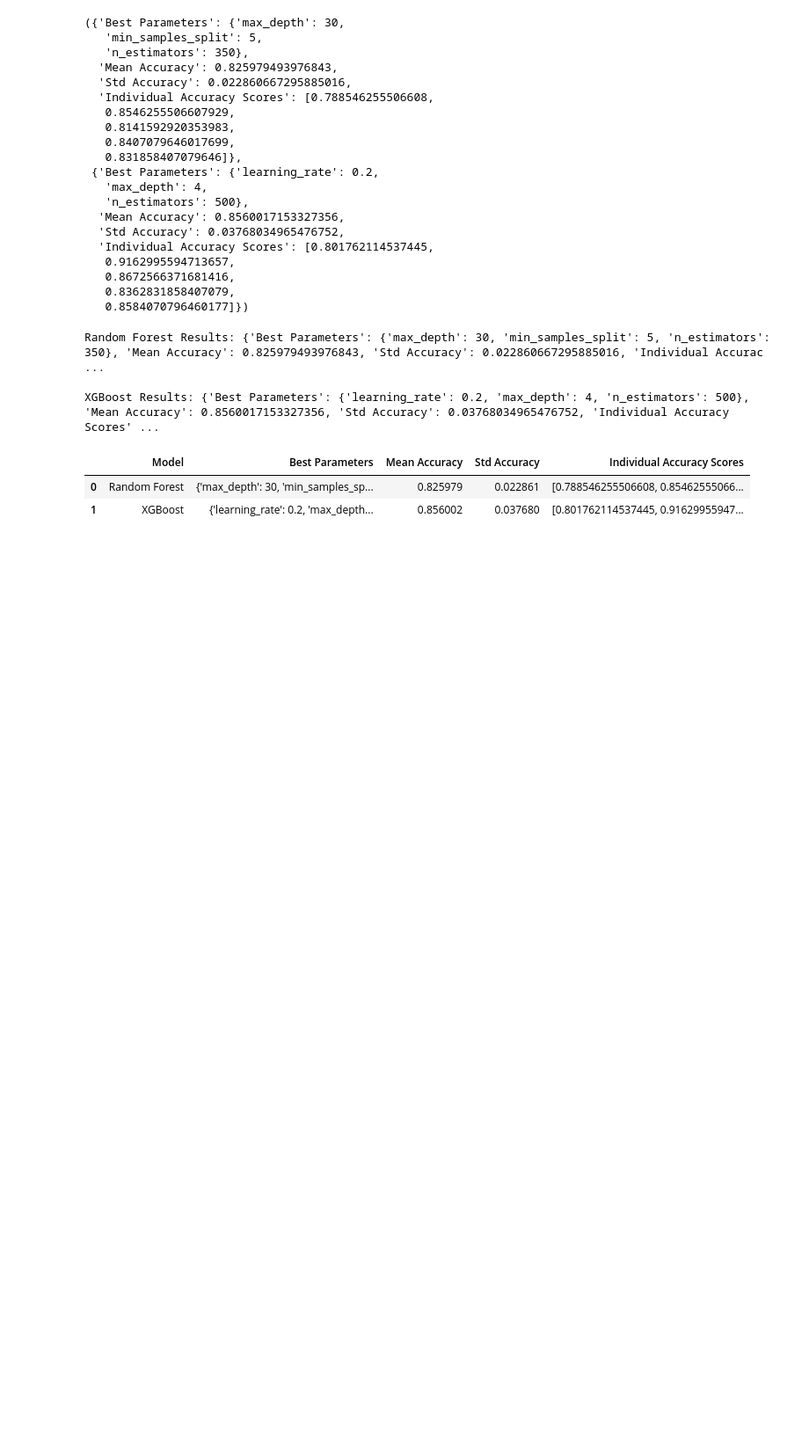
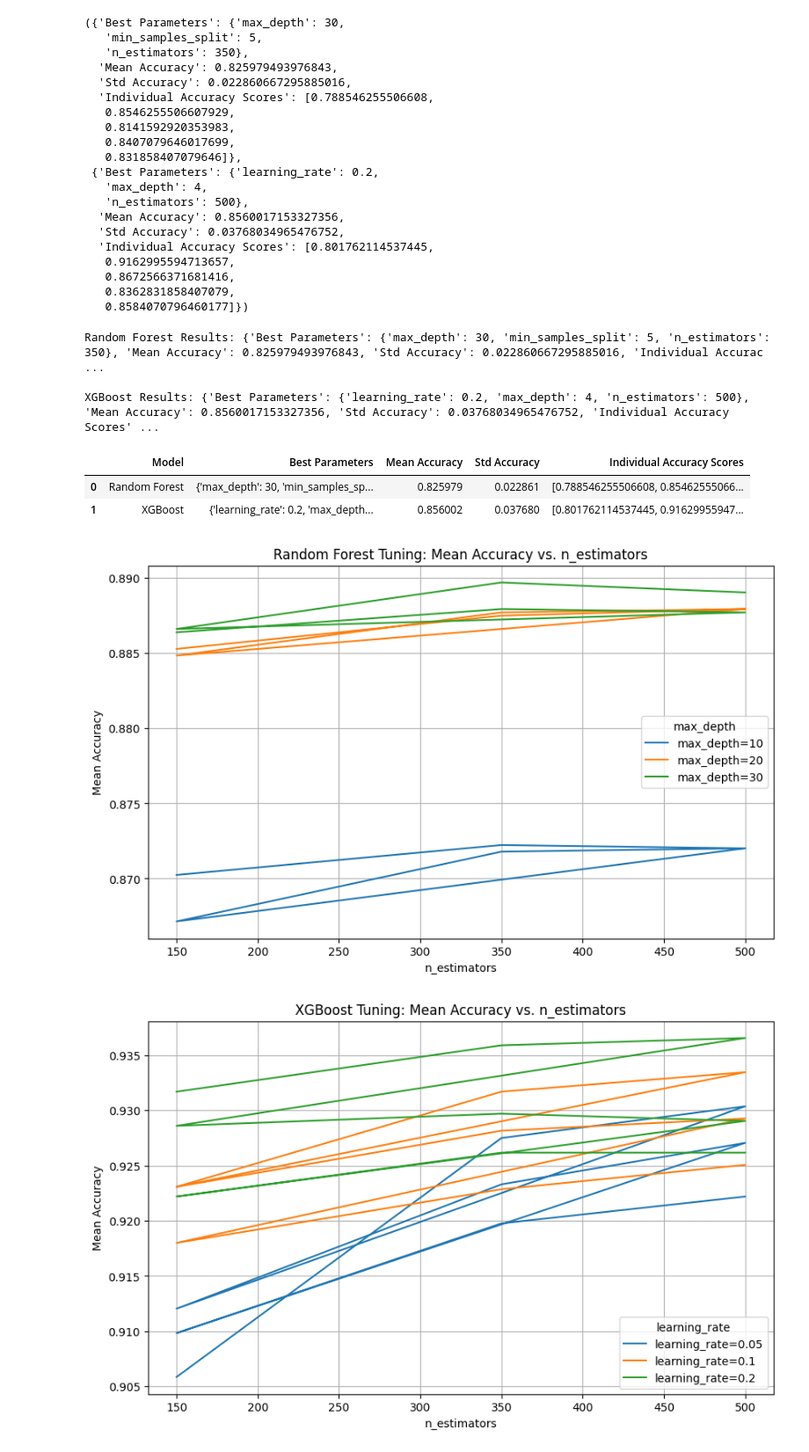
Before and after one commit to rayhanegar/si-b-project, a Jupyter notebook: notebooks/ML_Classification_Tuning_RF_XGB.ipynb, the cells around one changed output. Shown at 88% size. Saved outputs shown, nothing was run; the diff lists cells and outputs as text; code cells hidden in the pictures; blank space fills up the shorter version.

Commit message:
Added some visualizations

```diff
--- a/notebooks/ML_Classification_Tuning_RF_XGB.ipynb
+++ b/notebooks/ML_Classification_Tuning_RF_XGB.ipynb
@@ -139,5 +139,37 @@ combined_results_table
 |  | Model | Best Parameters | Mean Accuracy | Std Accuracy | Individual Accuracy Scores |
 | 0 | Random Forest | {'max_depth': 30, 'min_samples_sp... | 0.825979 | 0.022861 | [0.788546255506608, 0.85462555066... |
 | 1 | XGBoost | {'learning_rate': 0.2, 'max_depth... | 0.856002 | 0.037680 | [0.801762114537445, 0.91629955947... |
+# %%
+import matplotlib.pyplot as plt
+
+rf_tuning_results = pd.DataFrame(rf_grid.cv_results_)
+xgb_tuning_results = pd.DataFrame(xgb_grid.cv_results_)
+
+# Plot Random Forest results
+plt.figure(figsize=(10, 6))
+for depth in rf_params['max_depth']:
+    subset = rf_tuning_results[rf_tuning_results['param_max_depth'] == depth]
+    plt.plot(subset['param_n_estimators'], subset['mean_test_score'], label=f"max_depth={depth}")
+plt.title("Random Forest Tuning: Mean Accuracy vs. n_estimators")
+plt.xlabel("n_estimators")
+plt.ylabel("Mean Accuracy")
+plt.legend(title="max_depth")
+plt.grid()
+plt.show()
+
+# Plot XGBoost results
+plt.figure(figsize=(10, 6))
+for rate in xgb_params['learning_rate']:
+    subset = xgb_tuning_results[xgb_tuning_results['param_learning_rate'] == rate]
+    plt.plot(subset['param_n_estimators'], subset['mean_test_score'], label=f"learning_rate={rate}")
+plt.title("XGBoost Tuning: Mean Accuracy vs. n_estimators")
+plt.xlabel("n_estimators")
+plt.ylabel("Mean Accuracy")
+plt.legend(title="learning_rate")
+plt.grid()
+plt.show()
+# %% [output]
+[figure, added]
+[figure, added]
 # %%
 combined_results_table.to_csv("../data/model_tuning_results.csv", index=False)
```
Also changed, not shown: 2 other files.
